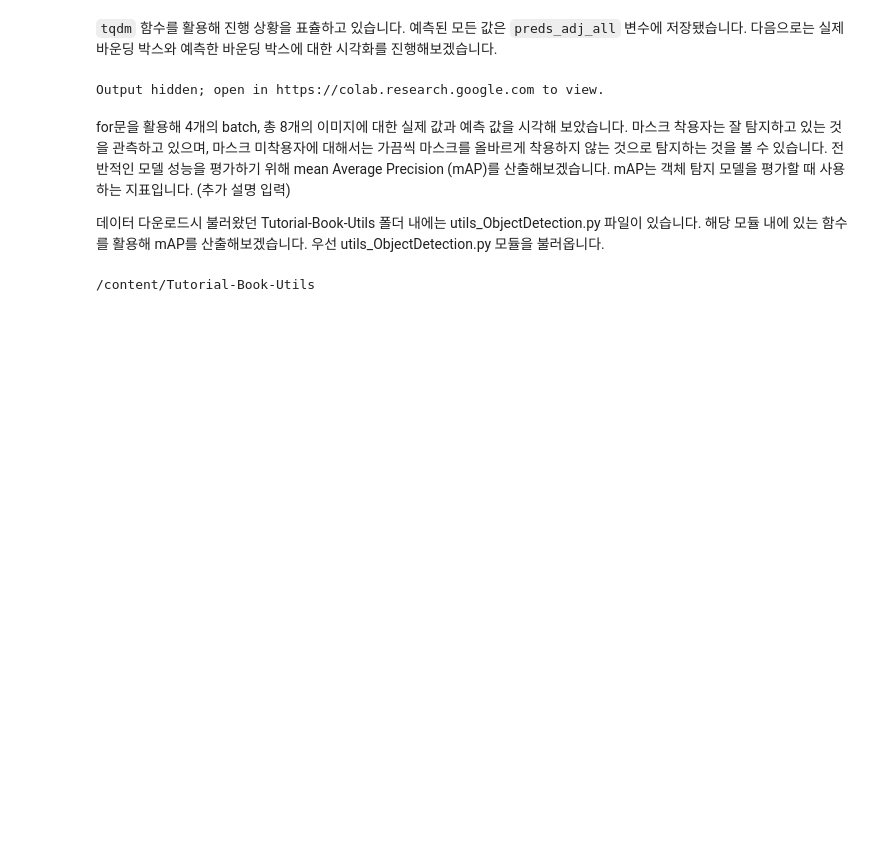
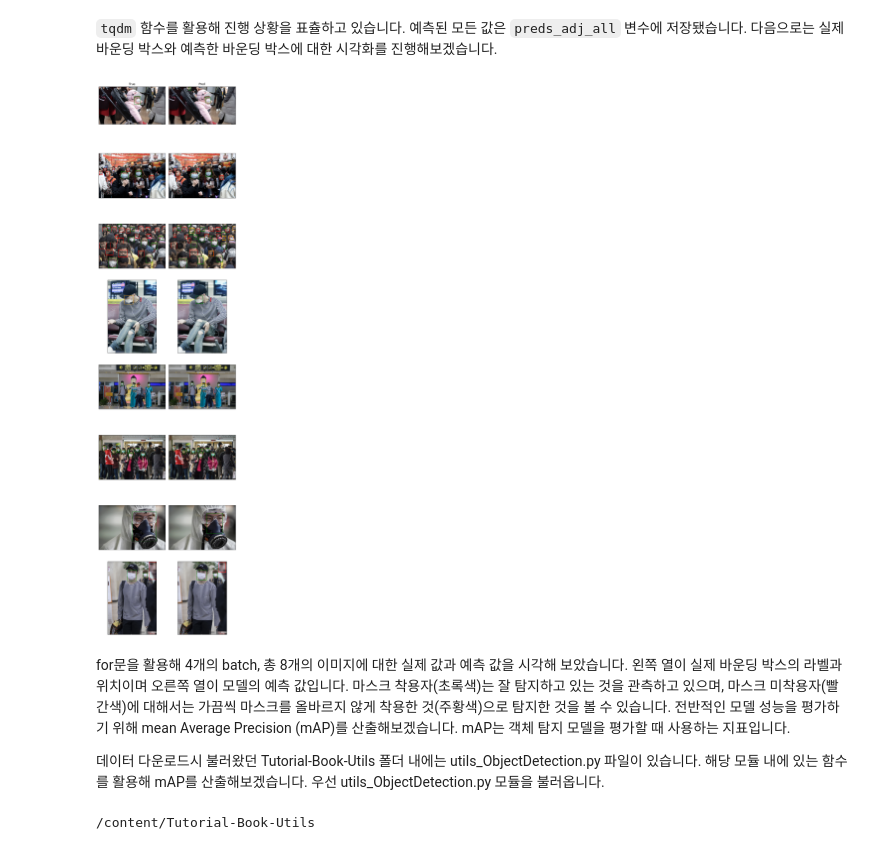
Before and after one commit to Pseudo-Lab/Tutorial-Book-en, a Jupyter notebook: book/chapters/ko/object-detection/Ch4-RetinaNet.ipynb, the cells around one changed output. Drawn from its saved outputs; the diff is of its cells as text; code cells hidden in the pictures; blank space fills up the shorter version.

```diff
--- a/book/chapters/ko/object-detection/Ch4-RetinaNet.ipynb
+++ b/book/chapters/ko/object-detection/Ch4-RetinaNet.ipynb
@@ -135,8 +135,7 @@ def plot_image_from_output(img, annotation):
 
     img = img.cpu().permute(1,2,0)
 
-    fig,ax = plt.subplots(1)
-    ax.imshow(img)
+    rects = []
 
     for idx in range(len(annotation["boxes"])):
         xmin, ymin, xmax, ymax = annotation["boxes"][idx]
@@ -152,9 +151,9 @@ def plot_image_from_output(img, annotation):
 
             rect = patches.Rectangle((xmin,ymin),(xmax-xmin),(ymax-ymin),linewidth=1,edgecolor='orange',facecolor='none')
 
-        ax.add_patch(rect)
+        rects.append(rect)
 
-    plt.show()
+    return img, rects
 
 class MaskDataset(Dataset):
     def __init__(self, path, transform=None):
@@ -190,7 +189,6 @@ class MaskDataset(Dataset):
 
         return img, target
 
-
 def collate_fn(batch):
     return tuple(zip(*batch))
 
@@ -345,21 +344,48 @@ for im, annot in tqdm(test_data_loader, position = 0, leave = True):
         annot_all.append(annot)
 # %% [markdown]
 `tqdm` 함수를 활용해 진행 상황을 표츌하고 있습니다. 예측된 모든 값은 `preds_adj_all` 변수에 저장됐습니다. 다음으로는 실제 바운딩 박스와 예측한 바운딩 박스에 대한 시각화를 진행해보겠습니다.
-# %%
-batch_i = 0
-for im, annot in test_data_loader:
-    for sample_i in range(len(im)) :
-        print('true')
-        plot_image_from_output(im[sample_i], annot[sample_i])
-        print('pred')
-        plot_image_from_output(im[sample_i], preds_adj_all[batch_i][sample_i])
-    batch_i += 1
-    if batch_i == 4:
-        break
-# %% [output]
-Output hidden; open in https://colab.research.google.com to view.
+# %%
+nrows = 8
+ncols = 2
+fig, axes = plt.subplots(nrows=nrows, ncols=ncols, figsize=(ncols*4, nrows*4))
+
+batch_i = 0
+for im, annot in test_data_loader:
+    pos = batch_i * 4 + 1
+    for sample_i in range(len(im)) :
+
+        img, rects = plot_image_from_output(im[sample_i], annot[sample_i])
+        axes[(pos)//2, 1-((pos)%2)].imshow(img)
+        for rect in rects:
+            axes[(pos)//2, 1-((pos)%2)].add_patch(rect)
+
+        img, rects = plot_image_from_output(im[sample_i], preds_adj_all[batch_i][sample_i])
+        axes[(pos)//2, 1-((pos+1)%2)].imshow(img)
+        for rect in rects:
+            axes[(pos)//2, 1-((pos+1)%2)].add_patch(rect)
+
+        pos += 2
+
+    batch_i += 1
+    if batch_i == 4:
+        break
+
+# xtick, ytick 제거
+for idx, ax in enumerate(axes.flat):
+    ax.set_xticks([])
+    ax.set_yticks([])
+
+colnames = ['True', 'Pred']
+
+for idx, ax in enumerate(axes[0]):
+    ax.set_title(colnames[idx])
+
+plt.tight_layout()
+plt.show()
+# %% [output]
+[figure, added]
 # %% [markdown]
-for문을 활용해 4개의 batch, 총 8개의 이미지에 대한 실제 값과 예측 값을 시각해 보았습니다. 마스크 착용자는 잘 탐지하고 있는 것을 관측하고 있으며, 마스크 미착용자에 대해서는 가끔씩 마스크를 올바르게 착용하지 않는 것으로 탐지하는 것을 볼 수 있습니다. 전반적인 모델 성능을 평가하기 위해 mean Average Precision (mAP)를 산출해보겠습니다. mAP는 객체 탐지 모델을 평가할 때 사용하는 지표입니다. (추가 설명 입력)
+for문을 활용해 4개의 batch, 총 8개의 이미지에 대한 실제 값과 예측 값을 시각해 보았습니다. 왼쪽 열이 실제 바운딩 박스의 라벨과 위치이며 오른쪽 열이 모델의 예측 값입니다. 마스크 착용자(초록색)는 잘 탐지하고 있는 것을 관측하고 있으며, 마스크 미착용자(빨간색)에 대해서는 가끔씩 마스크를 올바르지 않게 착용한 것(주황색)으로 탐지한 것을 볼 수 있습니다. 전반적인 모델 성능을 평가하기 위해 mean Average Precision (mAP)를 산출해보겠습니다. mAP는 객체 탐지 모델을 평가할 때 사용하는 지표입니다.
 
 데이터 다운로드시 불러왔던 Tutorial-Book-Utils 폴더 내에는 utils_ObjectDetection.py 파일이 있습니다. 해당 모듈 내에 있는 함수를 활용해 mAP를 산출해보겠습니다. 우선 utils_ObjectDetection.py 모듈을 불러옵니다.
 # %%
```
Also changed, not shown: parts of 4 cells of this notebook.
